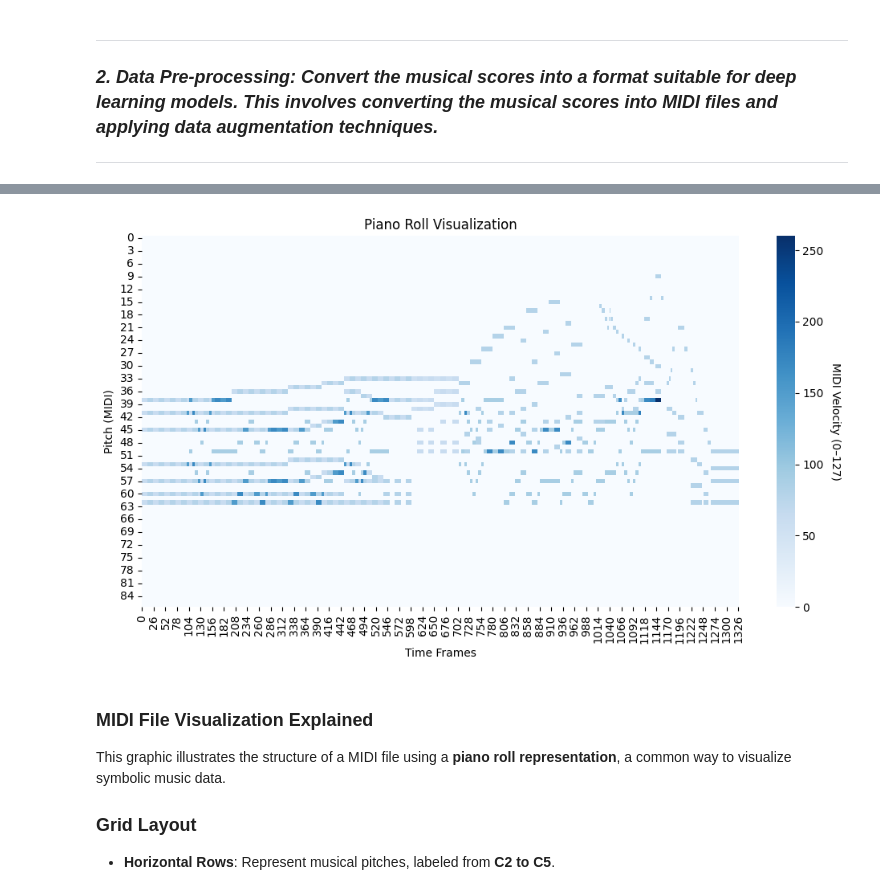
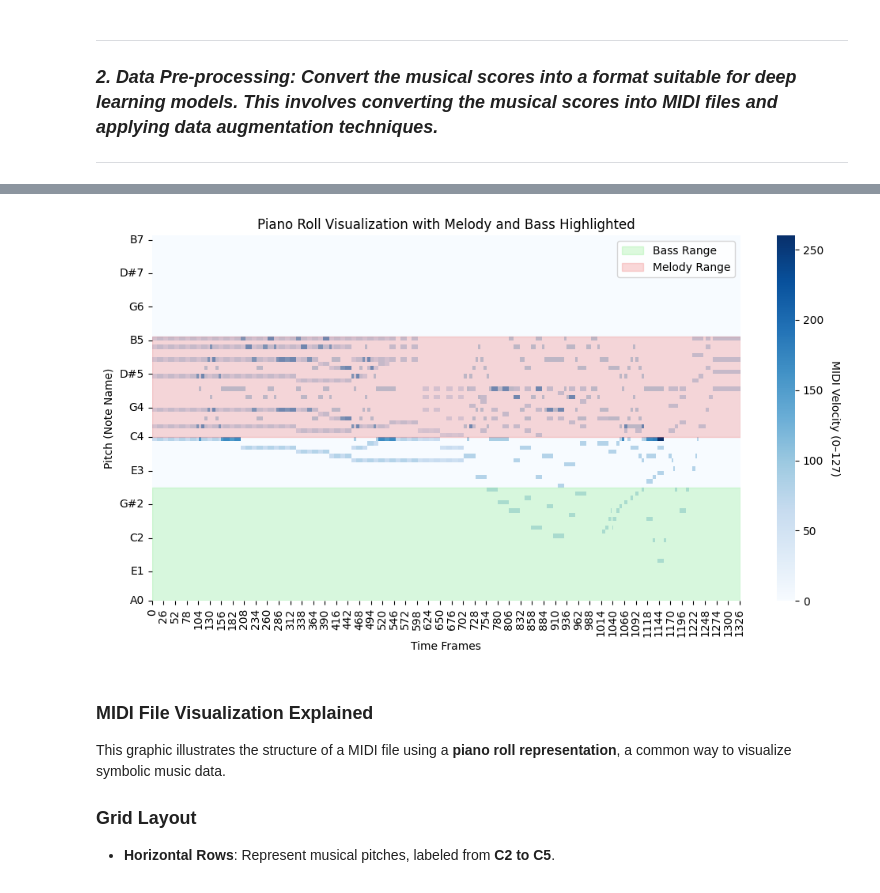
Before and after one commit to Fatimat01/pred_music_composer_cnn, a Jupyter notebook: Project_Report_Team2.ipynb, the cells around one changed output, grey strips where cells are left out. Cells and saved outputs as stored; diff of their text form; code cells hidden in the pictures.

```diff
--- a/Project_Report_Team2.ipynb
+++ b/Project_Report_Team2.ipynb
@@ -193,7 +237,7 @@ def augment_midi(midi, pitch_shift=0, tempo_factor=1.0):
     return midi
 
 # Recursively load, clean, and augment all MIDI files in a dataset
-def process_midi_directory(root_dir, pitch_shifts=[0, 2, -2], tempo_factors=[1.0, 1.1, 0.9]):
+def process_midi_directory(root_dir, pitch_shifts=[0], tempo_factors=[1.0]):
     processed = []
 
     # Find all .mid files inside composer subfolders using pattern matching
@@ -237,23 +281,52 @@ Number of MIDI files processed: 3321
 Example composer: bartok
 Example file: bartok405.mid
 # %%
+def midi_pitch_to_note_name(pitch):
+    note_names = ['C', 'C#', 'D', 'D#', 'E', 'F', 'F#', 'G', 'G#', 'A', 'A#', 'B']
+    octave = (pitch // 12) - 1
+    note = note_names[pitch % 12]
+    return f"{note}{octave}"
+
+
 def plot_piano_roll(midi, fs=25, pitch_range=(21, 108)):
     roll = midi.get_piano_roll(fs=fs)[pitch_range[0]:pitch_range[1]]
     plt.figure(figsize=(12, 6))
 
     ax = sns.heatmap(roll, cmap='Blues', cbar=True)
+
+    # Add color bar label
     cbar = ax.collections[0].colorbar
     cbar.set_label('MIDI Velocity (0–127)', rotation=270, labelpad=15)
 
+    # Reverse Y-axis to match musical convention
+    plt.gca().invert_yaxis()
+
+    # Replace Y-tick labels with note names
+    pitch_ticks = np.linspace(0, roll.shape[0] - 1, 12, dtype=int)
+    pitch_labels = [midi_pitch_to_note_name(p) for p in np.linspace(pitch_range[0], pitch_range[1] - 1, 12, dtype=int)]
+    plt.yticks(pitch_ticks, pitch_labels)
+
+    # Highlight bass and melody regions
+    bass_start = pitch_range[0]
+    bass_end = 48
+    melody_start = 60
+    melody_end = 84
+
+    # Convert MIDI pitch to heatmap row index
+    def pitch_to_index(p): return p - pitch_range[0]
+
+    ax.axhspan(pitch_to_index(bass_start), pitch_to_index(bass_end), color='lightgreen', alpha=0.3, label='Bass Range')
+    ax.axhspan(pitch_to_index(melody_start), pitch_to_index(melody_end), color='lightcoral', alpha=0.3, label='Melody Range')
+
     plt.xlabel("Time Frames")
-    plt.ylabel("Pitch (MIDI)")
-    plt.title("Piano Roll Visualization")
+    plt.ylabel("Pitch (Note Name)")
+    plt.title("Piano Roll Visualization with Melody and Bass Highlighted")
+    plt.legend(loc='upper right')
     plt.show()
 
-# Example:
 plot_piano_roll(processed[0]['midi'])
 # %% [output]
-[figure, old version]
+[figure, new version]
 # %% [markdown]
 
 ### MIDI File Visualization Explained
```
Also changed, not shown: parts of 16 cells of this notebook.
